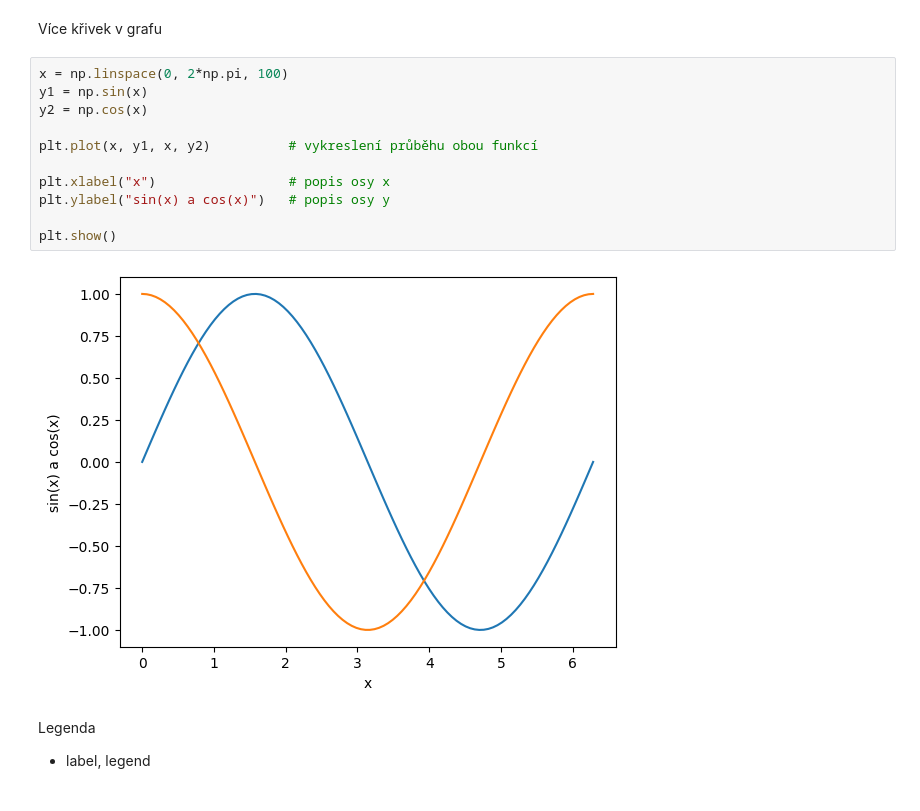
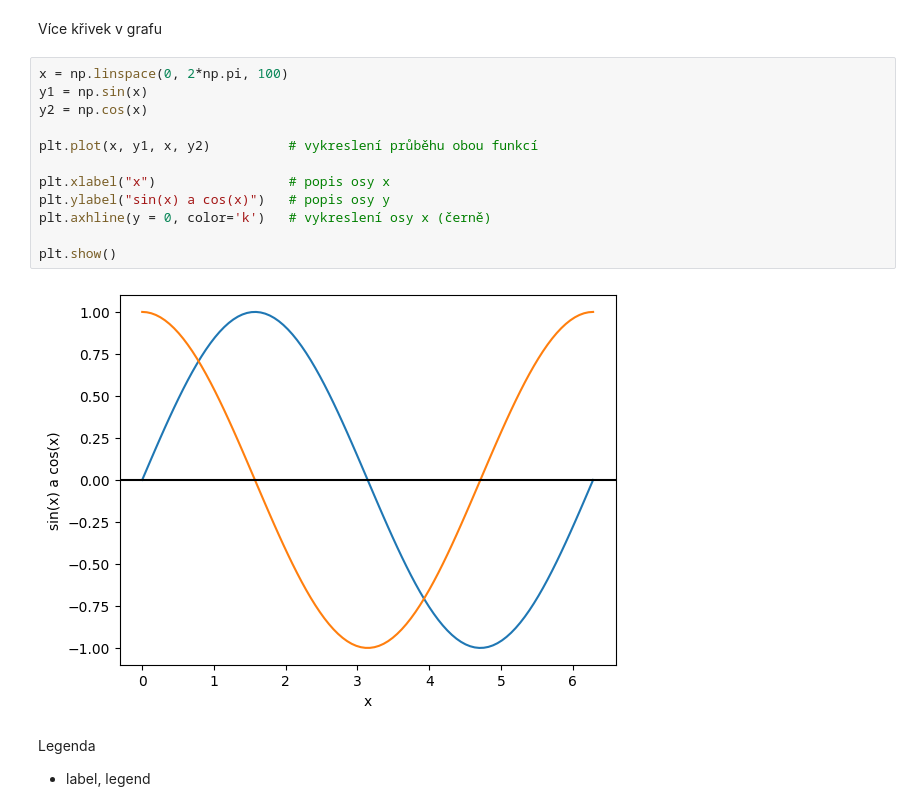
Before and after one commit to pkbcz/MSW2, a Jupyter notebook: 02a MatPlotLib.ipynb, the cells around one changed output. Drawn from its saved outputs; the diff is of its cells as text.

```diff
--- a/02a MatPlotLib.ipynb
+++ b/02a MatPlotLib.ipynb
@@ -108,16 +116,17 @@ Více křivek v grafu
 # %%
 x = np.linspace(0, 2*np.pi, 100)
 y1 = np.sin(x)
 y2 = np.cos(x)
 
 plt.plot(x, y1, x, y2)          # vykreslení průběhu obou funkcí
 
 plt.xlabel("x")                 # popis osy x
 plt.ylabel("sin(x) a cos(x)")   # popis osy y
+plt.axhline(y = 0, color='k')   # vykreslení osy x (černě)
 
 plt.show()
 # %% [output]
-[figure, old version]
+[figure, new version]
 # %% [markdown]
 Legenda
 - label, legend
```
Also changed, not shown: parts of 6 cells of this notebook, 10 other files.
